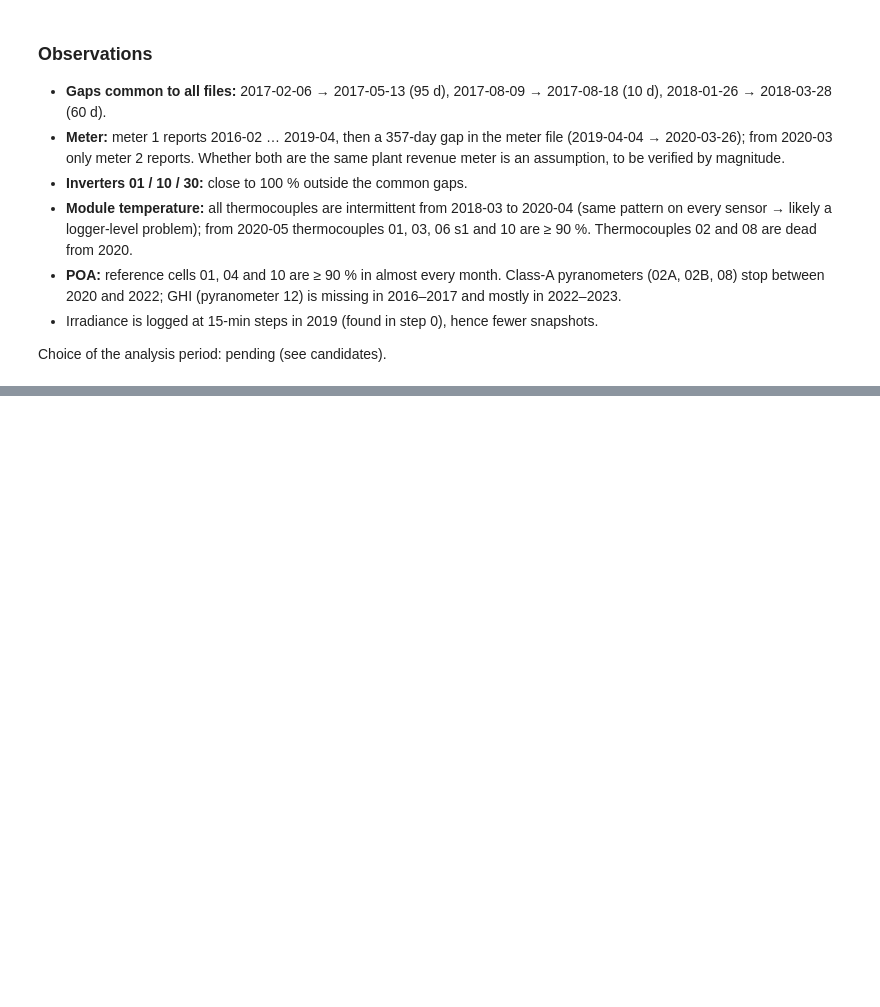
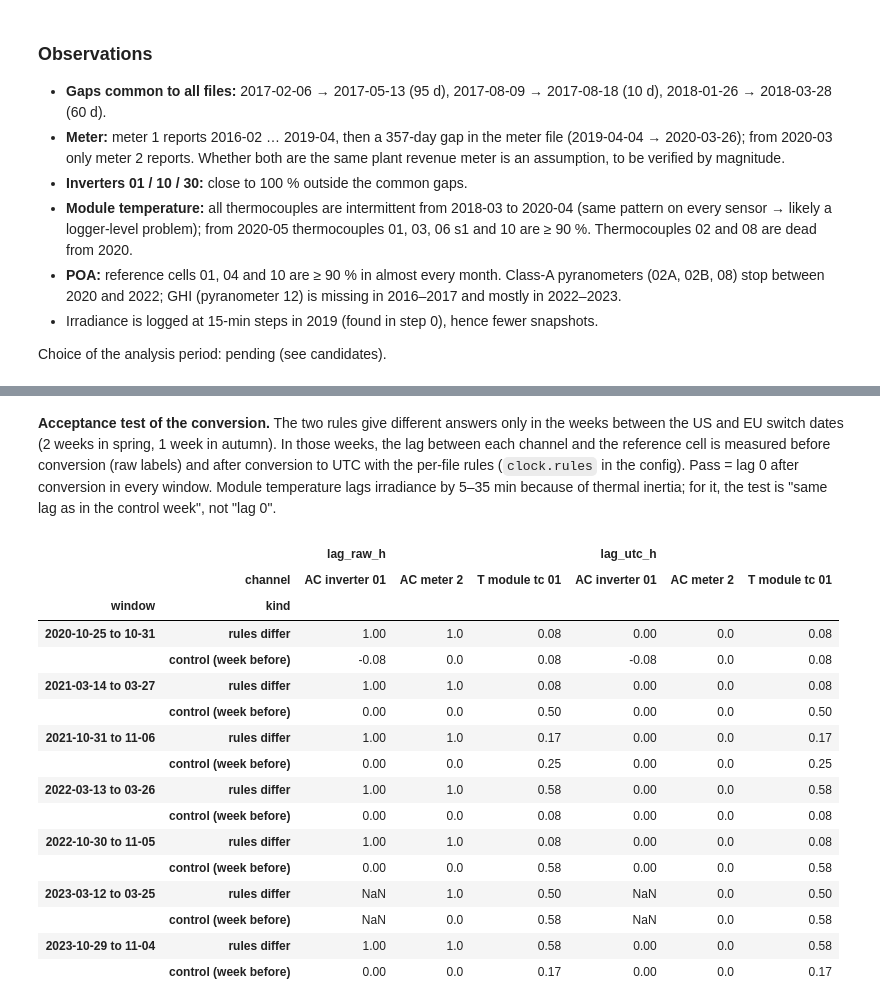
Before and after one commit to owl-solar/pv-loss-auditor, a Jupyter notebook: notebooks/01_data_qa.ipynb, the cells around one changed output, grey strips where cells are left out. Saved outputs shown, nothing was run; the diff lists cells and outputs as text; code cells hidden in the pictures; blank space fills up the shorter version.

```diff
--- a/notebooks/01_data_qa.ipynb
+++ b/notebooks/01_data_qa.ipynb
@@ -122,0 +187,56 @@ Choice of the analysis period: pending (see candidates).
+# %% [markdown]
+**Acceptance test of the conversion.** The two rules give different answers only in the weeks between the US and EU switch dates (2 weeks in spring, 1 week in autumn). In those weeks, the lag between each channel and the reference cell is measured before conversion (raw labels) and after conversion to UTC with the per-file rules (`clock.rules` in the config). Pass = lag 0 after conversion in every window. Module temperature lags irradiance by 5–35 min because of thermal inertia; for it, the test is "same lag as in the control week", not "lag 0".
+# %%
+def to_utc_series(s, file):
+    """Series on naive labels -> Series on UTC, with the clock rule of its file (config)."""
+    out = s.copy()
+    out.index = ta.to_utc(s.index, clk["rules"][file])
+    return out[out.index.notna()]  # drops the skipped / repeated hour at a switch (night)
+
+
+ref_utc = to_utc_series(ref, "irradiance")
+others = {"AC inverter 01": (inv01, "electrical_ac"),
+          "AC meter 2": (meter2, "meter"),
+          "T module tc 01": (tmod, "environment")}
+others_utc = {name: to_utc_series(s, file) for name, (s, file) in others.items()}
+
+# Each window where the rules differ (from the plot cell), plus a control week before it
+# (both rules agree there, so any lag in it is physical, not a clock effect).
+checks = []
+for a, b in windows:
+    label = f"{a:%Y-%m-%d} to {b:%m-%d}"
+    checks += [(label, "rules differ", a, b),
+               (label, "control (week before)", a - pd.Timedelta(days=7), a - pd.Timedelta(days=1))]
+
+rows = []
+for label, kind, a, b in checks:
+    end = b + pd.Timedelta("23h55min")
+    # Same local days in UTC: shift by 5 h (exact to within the 1 h that is being tested).
+    a_utc, end_utc = [(t + pd.Timedelta(hours=5)).tz_localize("UTC") for t in (a, end)]
+    for name, (s, _) in others.items():
+        lag_raw, _ = ta.lag_h(ref, s, a, end)
+        lag_utc, r_utc = ta.lag_h(ref_utc, others_utc[name], a_utc, end_utc)
+        rows.append({"window": label, "kind": kind, "channel": name,
+                     "lag_raw_h": lag_raw, "lag_utc_h": lag_utc, "r": round(r_utc, 2)})
+lags = pd.DataFrame(rows)
+# NaN = no usable data in the window (inverter 01 reports 0 kW from late Feb to mid-Apr 2023).
+lags.pivot_table(index=["window", "kind"], columns="channel",
+                 values=["lag_raw_h", "lag_utc_h"], sort=False, dropna=False).round(2)
+# %% [output]
+|  |  | lag_raw_h |  |  | lag_utc_h |  |  |
+|  | channel | AC inverter 01 | AC meter 2 | T module tc 01 | AC inverter 01 | AC meter 2 | T module tc 01 |
+| window | kind |  |  |  |  |  |  |
+| 2020-10-25 to 10-31 | rules differ | 1.00 | 1.0 | 0.08 | 0.00 | 0.0 | 0.08 |
+|  | control (week before) | -0.08 | 0.0 | 0.08 | -0.08 | 0.0 | 0.08 |
+| 2021-03-14 to 03-27 | rules differ | 1.00 | 1.0 | 0.08 | 0.00 | 0.0 | 0.08 |
+|  | control (week before) | 0.00 | 0.0 | 0.50 | 0.00 | 0.0 | 0.50 |
+| 2021-10-31 to 11-06 | rules differ | 1.00 | 1.0 | 0.17 | 0.00 | 0.0 | 0.17 |
+|  | control (week before) | 0.00 | 0.0 | 0.25 | 0.00 | 0.0 | 0.25 |
+| 2022-03-13 to 03-26 | rules differ | 1.00 | 1.0 | 0.58 | 0.00 | 0.0 | 0.58 |
+|  | control (week before) | 0.00 | 0.0 | 0.08 | 0.00 | 0.0 | 0.08 |
+| 2022-10-30 to 11-05 | rules differ | 1.00 | 1.0 | 0.08 | 0.00 | 0.0 | 0.08 |
+|  | control (week before) | 0.00 | 0.0 | 0.58 | 0.00 | 0.0 | 0.58 |
+| 2023-03-12 to 03-25 | rules differ | NaN | 1.0 | 0.50 | NaN | 0.0 | 0.50 |
+|  | control (week before) | NaN | 0.0 | 0.58 | NaN | 0.0 | 0.58 |
+| 2023-10-29 to 11-04 | rules differ | 1.00 | 1.0 | 0.58 | 0.00 | 0.0 | 0.58 |
+|  | control (week before) | 0.00 | 0.0 | 0.17 | 0.00 | 0.0 | 0.17 |
```
Also changed, not shown: parts of 6 cells of this notebook, 5 other files.
